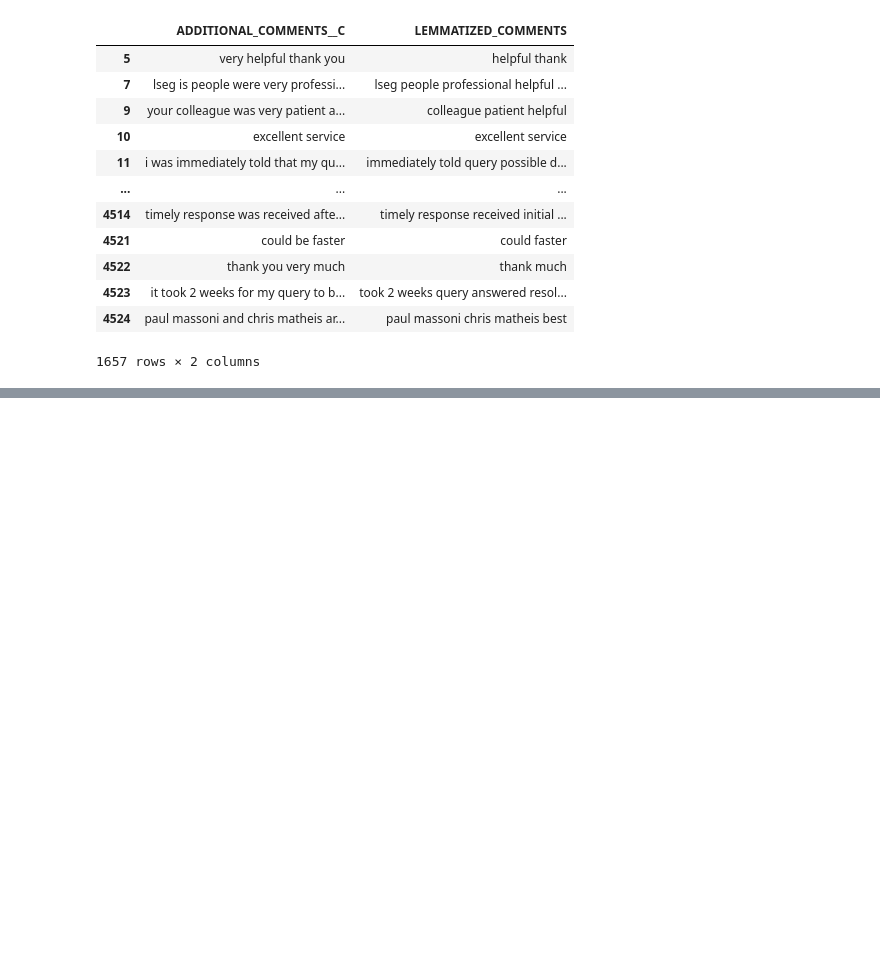
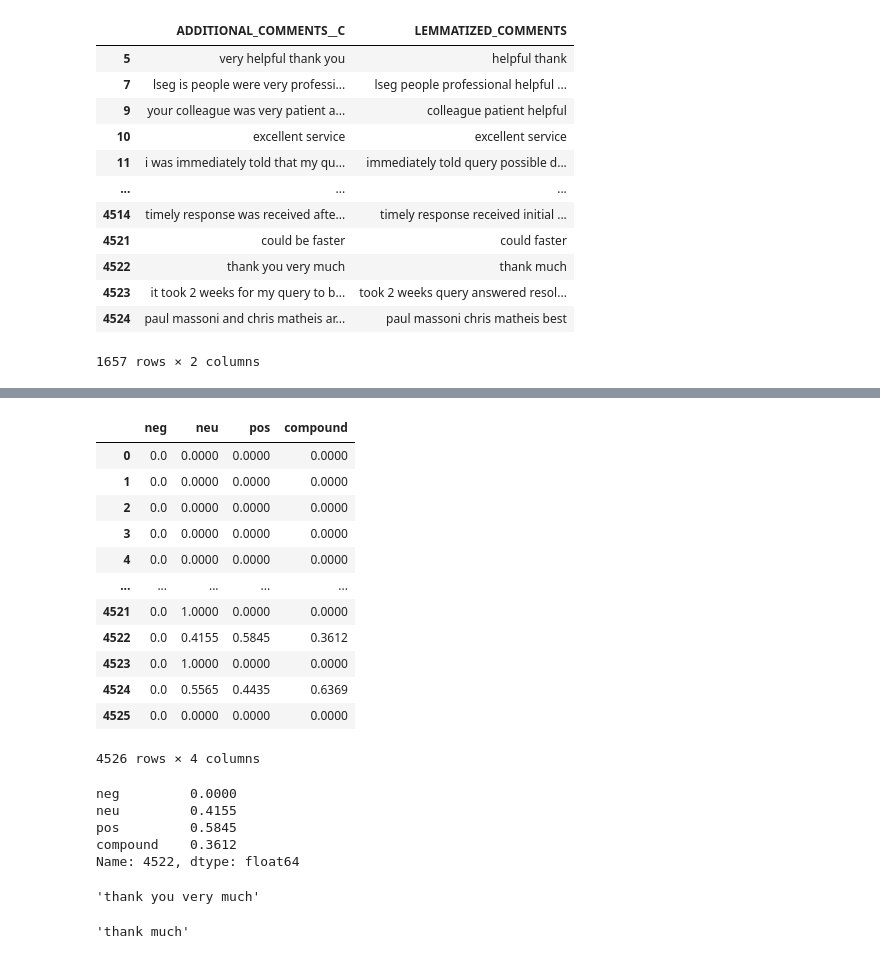
Before and after one commit to ruineux/Capstones-and-Projects, a Jupyter notebook: Insights and Analytics/CRM/Notebook/Sentiment Analysis.ipynb, the cells around one changed output, grey strips where cells are left out. Drawn from its saved outputs; the diff is of its cells as text; code cells hidden in the pictures; blank space fills up the shorter version.

```diff
--- a/Insights and Analytics/CRM/Notebook/Sentiment Analysis.ipynb
+++ b/Insights and Analytics/CRM/Notebook/Sentiment Analysis.ipynb
@@ -314,0 +395,41 @@ df[["ADDITIONAL_COMMENTS__C", "LEMMATIZED_COMMENTS"]].dropna()
+# %%
+df_vader = \
+pd.concat([df_vader.loc[:, df_vader.columns.str.contains('neg')].sum(axis=1)/2,
+           df_vader.loc[:, df_vader.columns.str.contains('neu')].sum(axis=1)/2,
+           df_vader.loc[:, df_vader.columns.str.contains('pos')].sum(axis=1)/2,
+           df_vader.loc[:, df_vader.columns.str.contains('compound')].sum(axis=1)/2
+          ]
+          ,axis=1
+         ).rename(columns={0:'neg', 1:'neu', 2:'pos', 3:'compound'})
+# %%
+df_vader
+# %% [output]
+|  | neg | neu | pos | compound |
+| 0 | 0.0 | 0.0000 | 0.0000 | 0.0000 |
+| 1 | 0.0 | 0.0000 | 0.0000 | 0.0000 |
+| 2 | 0.0 | 0.0000 | 0.0000 | 0.0000 |
+| 3 | 0.0 | 0.0000 | 0.0000 | 0.0000 |
+| 4 | 0.0 | 0.0000 | 0.0000 | 0.0000 |
+| ... | ... | ... | ... | ... |
+| 4521 | 0.0 | 1.0000 | 0.0000 | 0.0000 |
+| 4522 | 0.0 | 0.4155 | 0.5845 | 0.3612 |
+| 4523 | 0.0 | 1.0000 | 0.0000 | 0.0000 |
+| 4524 | 0.0 | 0.5565 | 0.4435 | 0.6369 |
+| 4525 | 0.0 | 0.0000 | 0.0000 | 0.0000 |
+4526 rows × 4 columns
+# %%
+df_vader.loc[4522]
+# %% [output]
+neg         0.0000
+neu         0.4155
+pos         0.5845
+compound    0.3612
+Name: 4522, dtype: float64
+# %%
+df["ADDITIONAL_COMMENTS__C"].loc[4522]
+# %% [output]
+'thank you very much'
+# %%
+df["LEMMATIZED_COMMENTS"].loc[4522]
+# %% [output]
+'thank much'
```
Also changed, not shown: parts of 12 cells of this notebook.
